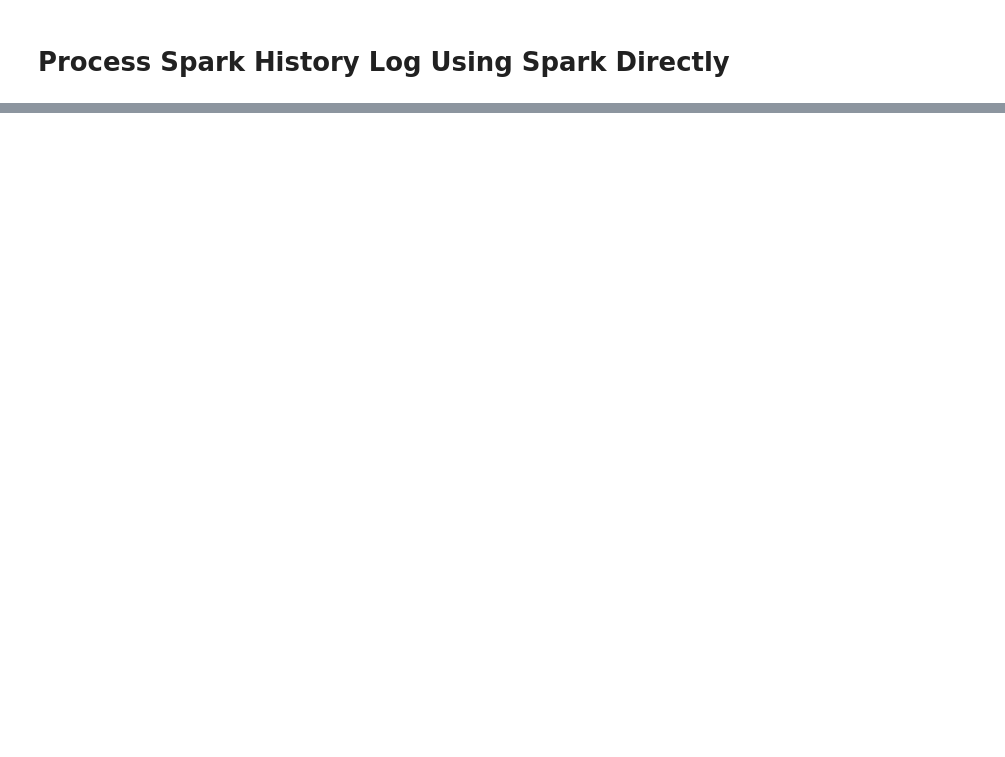
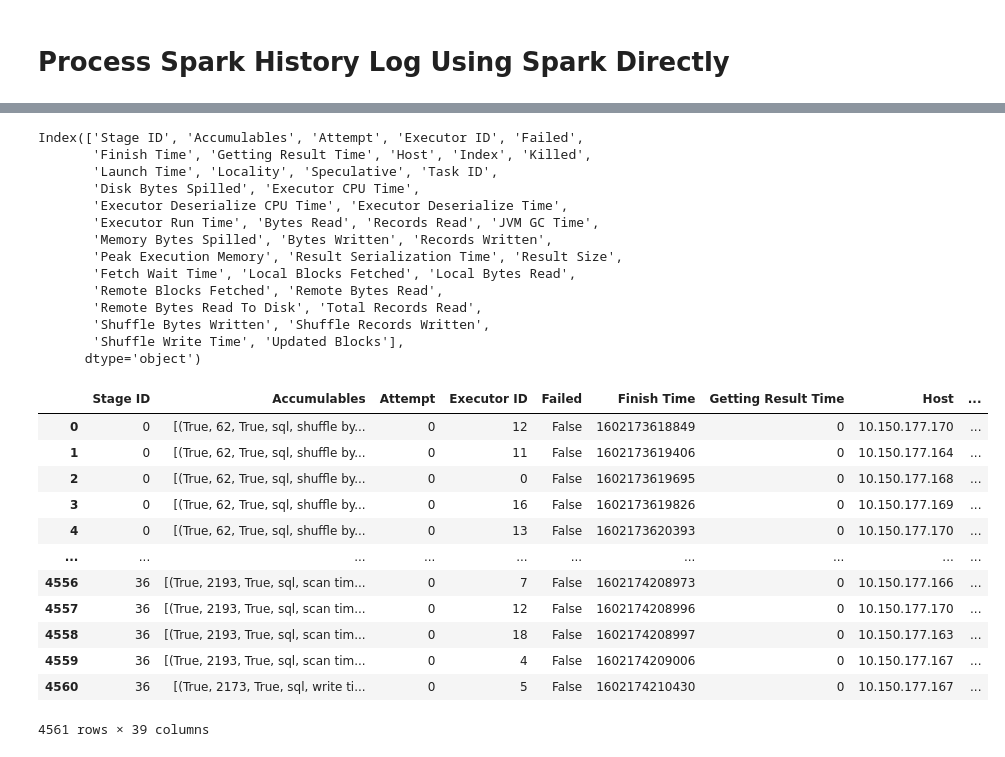
Before and after one commit to btong04/spark-event-vis, a Jupyter notebook: history_log_processing.ipynb, the cells around one changed output, grey strips where cells are left out. Drawn from its saved outputs; the diff is of its cells as text; code cells hidden in the pictures; blank space fills up the shorter version.

```diff
--- a/history_log_processing.ipynb
+++ b/history_log_processing.ipynb
@@ -194,0 +176,37 @@ hv.Bars(workload_melted[workload_melted['Name'].isin(time_attr)], kdims=['Name',
+# %%
+# Replace column names which contains " Metrics" and add ".*" in front.
+taskMetrics_cols = [cc+'.*' if re.search(' Metrics', cc) else cc for cc in df2.columns]
+df2_pd = df2.select(*taskMetrics_cols).toPandas()
+print(df2_pd.columns)
+
+df2_pd
+# ww = ut.etl_stage_metrics(r'criteo-logs/app-20201008161252-0083', 'test')
+# ww['t4']
+# %% [output]
+Index(['Stage ID', 'Accumulables', 'Attempt', 'Executor ID', 'Failed',
+       'Finish Time', 'Getting Result Time', 'Host', 'Index', 'Killed',
+       'Launch Time', 'Locality', 'Speculative', 'Task ID',
+       'Disk Bytes Spilled', 'Executor CPU Time',
+       'Executor Deserialize CPU Time', 'Executor Deserialize Time',
+       'Executor Run Time', 'Bytes Read', 'Records Read', 'JVM GC Time',
+       'Memory Bytes Spilled', 'Bytes Written', 'Records Written',
+       'Peak Execution Memory', 'Result Serialization Time', 'Result Size',
+       'Fetch Wait Time', 'Local Blocks Fetched', 'Local Bytes Read',
+       'Remote Blocks Fetched', 'Remote Bytes Read',
+       'Remote Bytes Read To Disk', 'Total Records Read',
+       'Shuffle Bytes Written', 'Shuffle Records Written',
+       'Shuffle Write Time', 'Updated Blocks'],
+      dtype='object')
+|  | Stage ID | Accumulables | Attempt | Executor ID | Failed | Finish Time | Getting Result Time | Host | ... |
+| 0 | 0 | [(True, 62, True, sql, shuffle by... | 0 | 12 | False | 1602173618849 | 0 | 10.150.177.170 | ... |
+| 1 | 0 | [(True, 62, True, sql, shuffle by... | 0 | 11 | False | 1602173619406 | 0 | 10.150.177.164 | ... |
+| 2 | 0 | [(True, 62, True, sql, shuffle by... | 0 | 0 | False | 1602173619695 | 0 | 10.150.177.168 | ... |
+| 3 | 0 | [(True, 62, True, sql, shuffle by... | 0 | 16 | False | 1602173619826 | 0 | 10.150.177.169 | ... |
+| 4 | 0 | [(True, 62, True, sql, shuffle by... | 0 | 13 | False | 1602173620393 | 0 | 10.150.177.170 | ... |
+| ... | ... | ... | ... | ... | ... | ... | ... | ... | ... |
+| 4556 | 36 | [(True, 2193, True, sql, scan tim... | 0 | 7 | False | 1602174208973 | 0 | 10.150.177.166 | ... |
+| 4557 | 36 | [(True, 2193, True, sql, scan tim... | 0 | 12 | False | 1602174208996 | 0 | 10.150.177.170 | ... |
+| 4558 | 36 | [(True, 2193, True, sql, scan tim... | 0 | 18 | False | 1602174208997 | 0 | 10.150.177.163 | ... |
+| 4559 | 36 | [(True, 2193, True, sql, scan tim... | 0 | 4 | False | 1602174209006 | 0 | 10.150.177.167 | ... |
+| 4560 | 36 | [(True, 2173, True, sql, write ti... | 0 | 5 | False | 1602174210430 | 0 | 10.150.177.167 | ... |
+4561 rows × 39 columns
```
Also changed, not shown: parts of 18 cells of this notebook, 8 other files.
